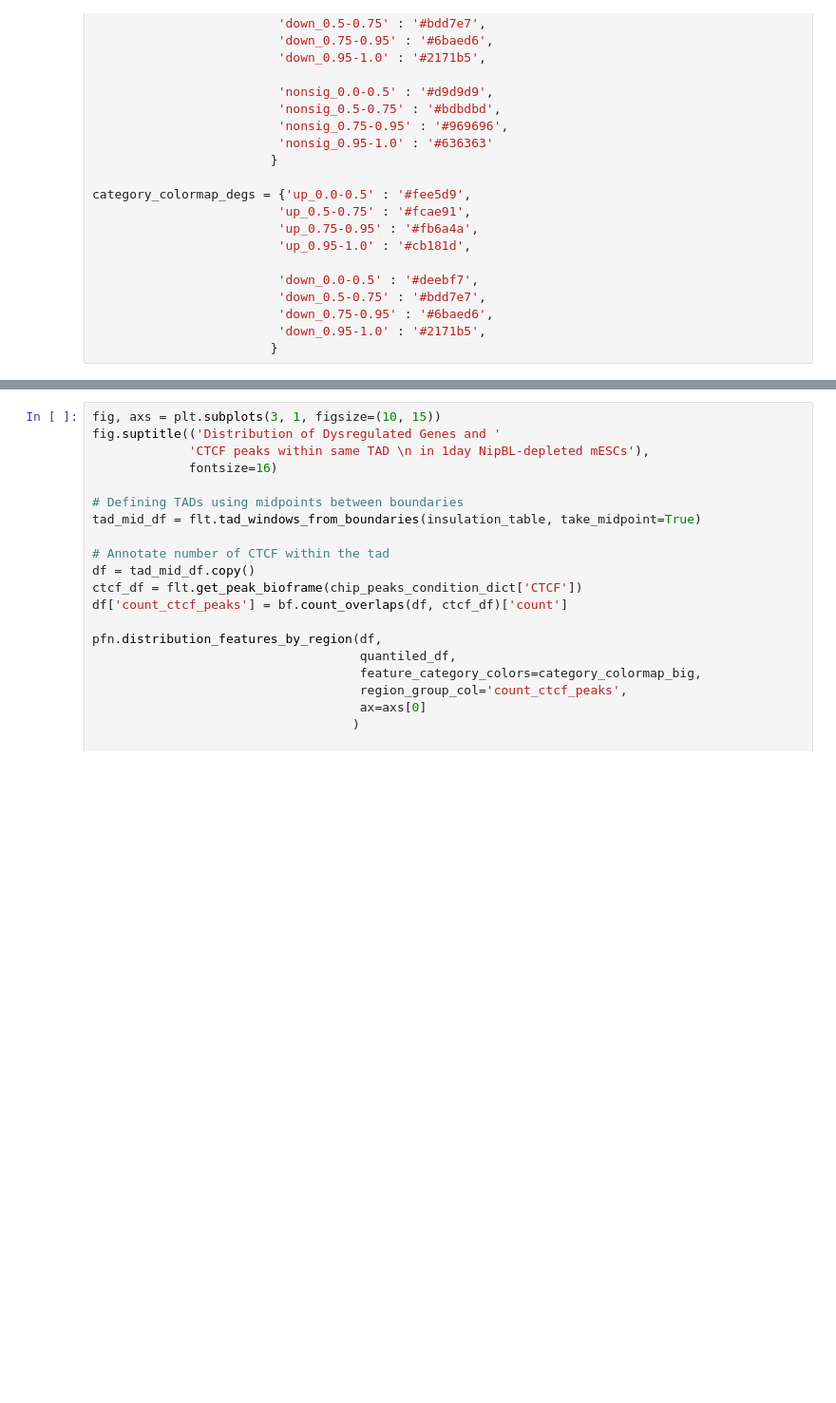
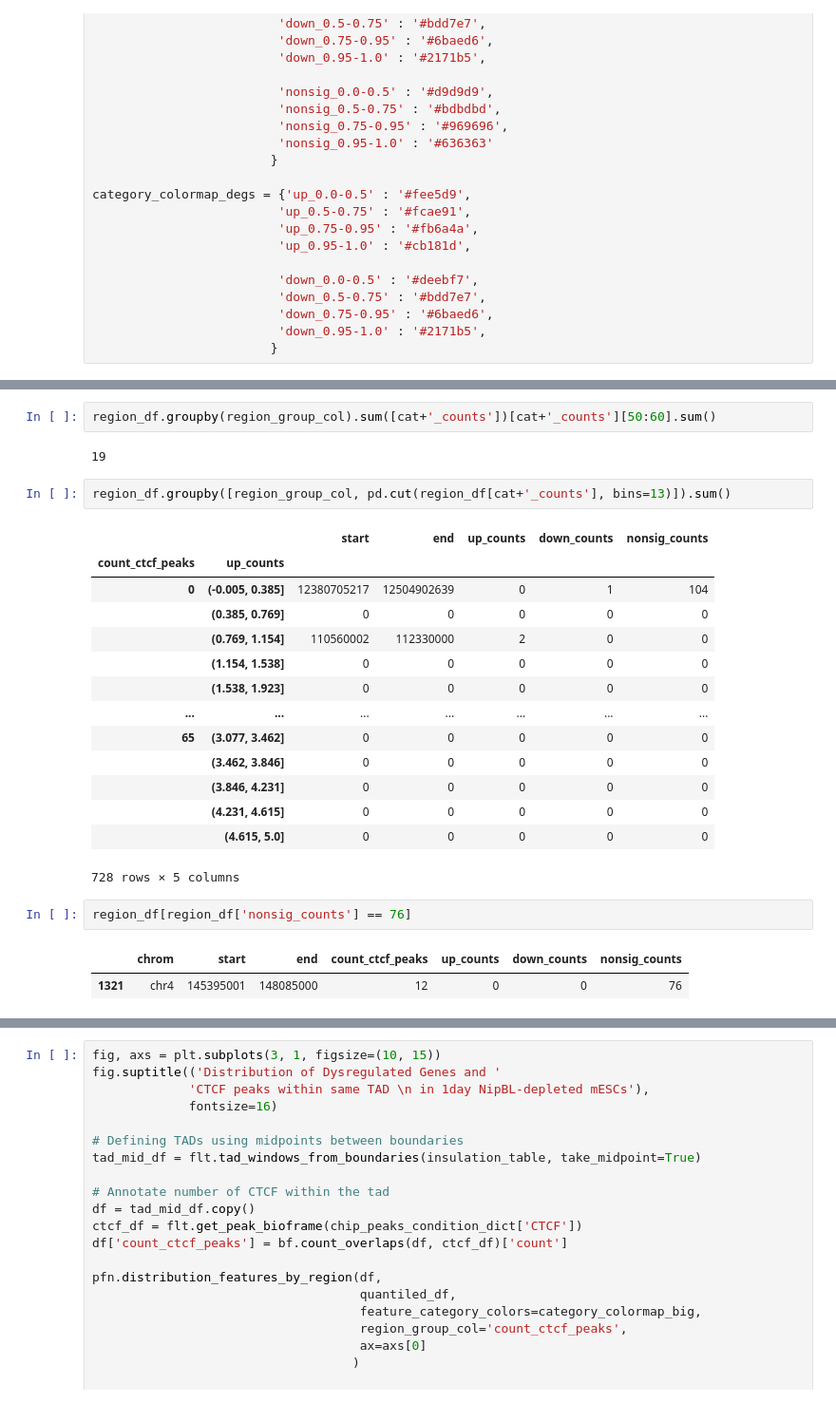
Before and after one commit to Bozhie/transcription_3Dfolding, a Jupyter notebook: transcription_3dfolding/transcription_data_analysis/20221108_dNipBL_proximal_proteins.ipynb, the cells around one changed output, grey strips where cells are left out. Shown at 95% size. Cells and saved outputs as stored; diff of their text form; blank space fills up the shorter version.

```diff
--- a/transcription_3dfolding/transcription_data_analysis/20221108_dNipBL_proximal_proteins.ipynb
+++ b/transcription_3dfolding/transcription_data_analysis/20221108_dNipBL_proximal_proteins.ipynb
@@ -160,0 +303,26 @@ category_colormap_degs = {'up_0.0-0.5' : '#fee5d9',
+# %%
+region_df.groupby(region_group_col).sum([cat+'_counts'])[cat+'_counts'][50:60].sum()
+# %% [output]
+19
+# %%
+region_df.groupby([region_group_col, pd.cut(region_df[cat+'_counts'], bins=13)]).sum()
+# %% [output]
+|  |  | start | end | up_counts | down_counts | nonsig_counts |
+| count_ctcf_peaks | up_counts |  |  |  |  |  |
+| 0 | (-0.005, 0.385] | 12380705217 | 12504902639 | 0 | 1 | 104 |
+|  | (0.385, 0.769] | 0 | 0 | 0 | 0 | 0 |
+|  | (0.769, 1.154] | 110560002 | 112330000 | 2 | 0 | 0 |
+|  | (1.154, 1.538] | 0 | 0 | 0 | 0 | 0 |
+|  | (1.538, 1.923] | 0 | 0 | 0 | 0 | 0 |
+| ... | ... | ... | ... | ... | ... | ... |
+| 65 | (3.077, 3.462] | 0 | 0 | 0 | 0 | 0 |
+|  | (3.462, 3.846] | 0 | 0 | 0 | 0 | 0 |
+|  | (3.846, 4.231] | 0 | 0 | 0 | 0 | 0 |
+|  | (4.231, 4.615] | 0 | 0 | 0 | 0 | 0 |
+|  | (4.615, 5.0] | 0 | 0 | 0 | 0 | 0 |
+728 rows × 5 columns
+# %%
+region_df[region_df['nonsig_counts'] == 76]
+# %% [output]
+|  | chrom | start | end | count_ctcf_peaks | up_counts | down_counts | nonsig_counts |
+| 1321 | chr4 | 145395001 | 148085000 | 12 | 0 | 0 | 76 |
```
Also changed, not shown: parts of 14 cells of this notebook.
